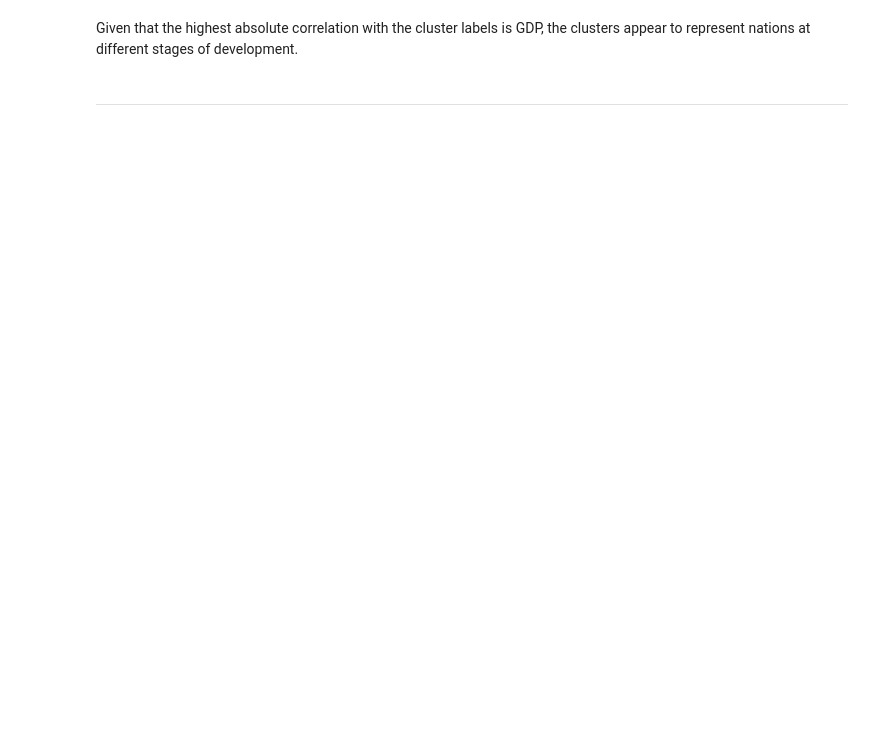
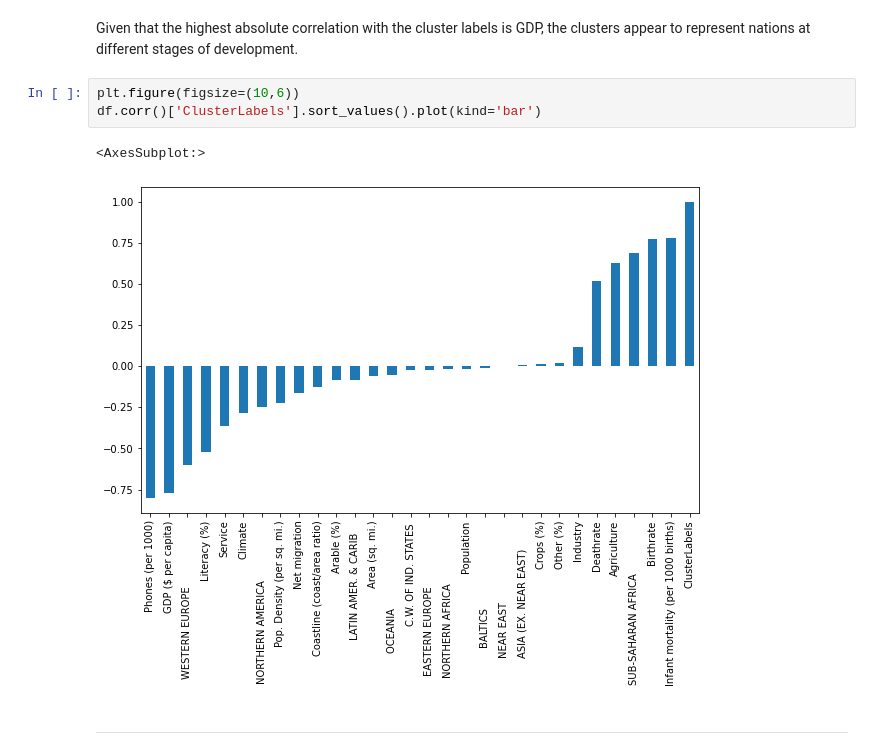
Before and after one commit to yohn-dezmon/kmeans-exercise, a Jupyter notebook: 02-Kmeans-Clustering-Project-Exercise.ipynb, the cells around one changed output. Cells and saved outputs as stored; diff of their text form; blank space fills up the shorter version.

```diff
--- a/02-Kmeans-Clustering-Project-Exercise.ipynb
+++ b/02-Kmeans-Clustering-Project-Exercise.ipynb
@@ -553,5 +536,11 @@ ClusterLabels                          1.000000
 Name: ClusterLabels, dtype: float64
 # %% [markdown]
 Given that the highest absolute correlation with the cluster labels is GDP, the clusters appear to represent nations at different stages of development.
+# %%
+plt.figure(figsize=(10,6))
+df.corr()['ClusterLabels'].sort_values().plot(kind='bar')
+# %% [output]
+<AxesSubplot:>
+[figure, added]
 # %% [markdown]
 ---
```
Also changed, not shown: parts of 13 cells of this notebook.
